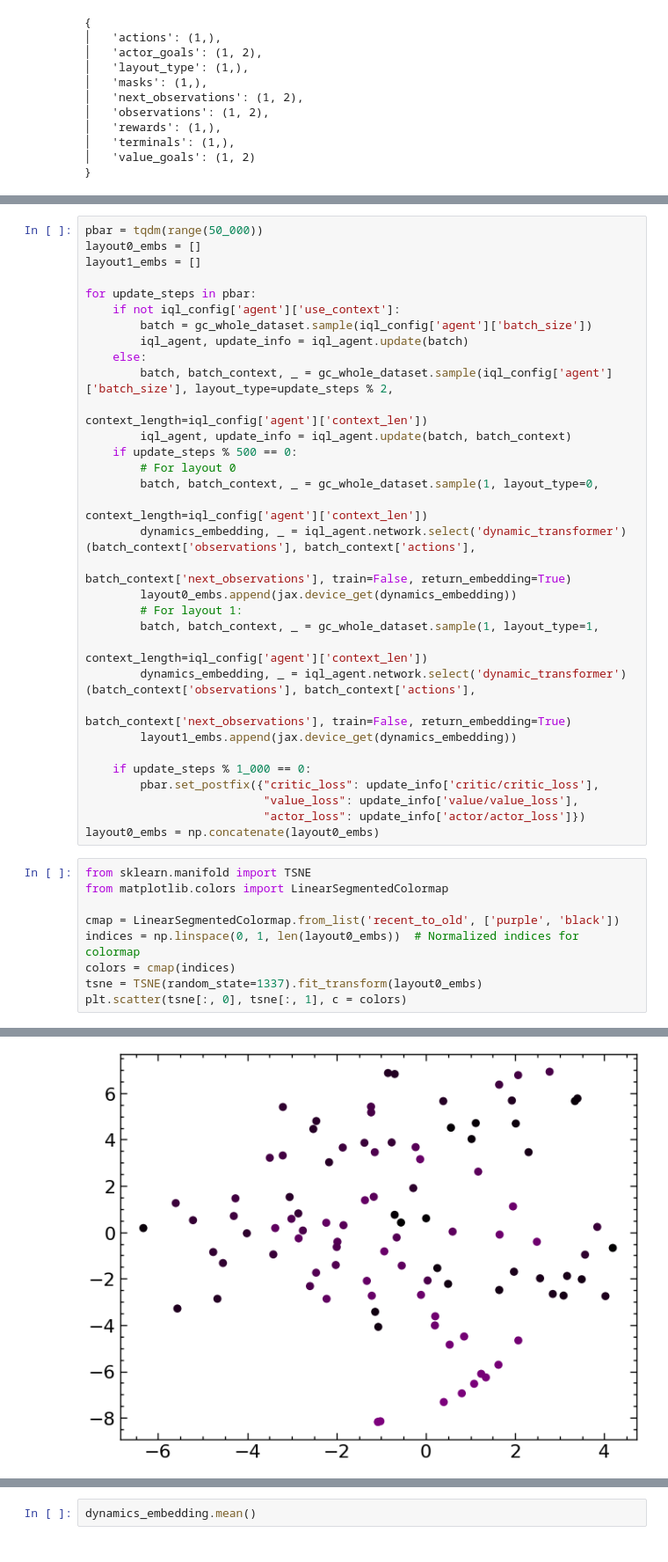
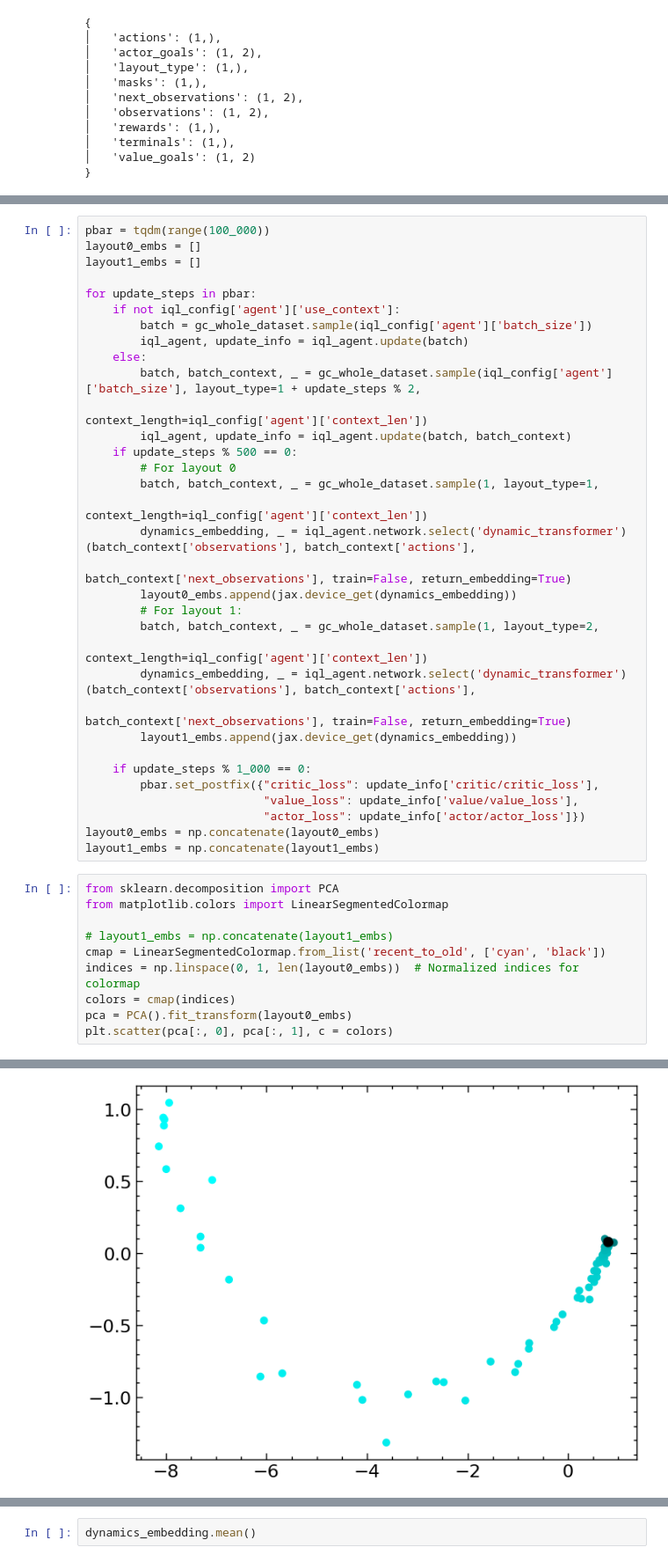
Before and after one commit to skylooop/BeliefConditionedFB, a Jupyter notebook: notebooks/in_context_gciql.ipynb, the cells around one changed output, grey strips where cells are left out. Shown at 88% size. Drawn from its saved outputs; the diff is of its cells as text.

```diff
--- a/notebooks/in_context_gciql.ipynb
+++ b/notebooks/in_context_gciql.ipynb
@@ -166,5 +166,5 @@ iql_agent.update(batch, batch_context)
 # %%
-pbar = tqdm(range(50_000))
+pbar = tqdm(range(100_000))
 layout0_embs = []
 layout1_embs = []
 
@@ -173,18 +173,18 @@ for update_steps in pbar:
         batch = gc_whole_dataset.sample(iql_config['agent']['batch_size'])
         iql_agent, update_info = iql_agent.update(batch)
     else:
-        batch, batch_context, _ = gc_whole_dataset.sample(iql_config['agent']['batch_size'], layout_type=update_steps % 2,
+        batch, batch_context, _ = gc_whole_dataset.sample(iql_config['agent']['batch_size'], layout_type=1 + update_steps % 2,
                                                             context_length=iql_config['agent']['context_len'])
         iql_agent, update_info = iql_agent.update(batch, batch_context)
     if update_steps % 500 == 0:
         # For layout 0
-        batch, batch_context, _ = gc_whole_dataset.sample(1, layout_type=0,
+        batch, batch_context, _ = gc_whole_dataset.sample(1, layout_type=1,
                                                             context_length=iql_config['agent']['context_len'])
         dynamics_embedding, _ = iql_agent.network.select('dynamic_transformer')(batch_context['observations'], batch_context['actions'],
                                                                                 batch_context['next_observations'], train=False, return_embedding=True)
         layout0_embs.append(jax.device_get(dynamics_embedding))
         # For layout 1:
-        batch, batch_context, _ = gc_whole_dataset.sample(1, layout_type=1,
+        batch, batch_context, _ = gc_whole_dataset.sample(1, layout_type=2,
                                                             context_length=iql_config['agent']['context_len'])
         dynamics_embedding, _ = iql_agent.network.select('dynamic_transformer')(batch_context['observations'], batch_context['actions'],
                                                                                 batch_context['next_observations'], train=False, return_embedding=True)
@@ -195,18 +195,20 @@ for update_steps in pbar:
                           "value_loss": update_info['value/value_loss'],
                           "actor_loss": update_info['actor/actor_loss']})
 layout0_embs = np.concatenate(layout0_embs)
+layout1_embs = np.concatenate(layout1_embs)
 # %%
-from sklearn.manifold import TSNE
+from sklearn.decomposition import PCA
 from matplotlib.colors import LinearSegmentedColormap
 
-cmap = LinearSegmentedColormap.from_list('recent_to_old', ['purple', 'black'])
+# layout1_embs = np.concatenate(layout1_embs)
+cmap = LinearSegmentedColormap.from_list('recent_to_old', ['cyan', 'black'])
 indices = np.linspace(0, 1, len(layout0_embs))  # Normalized indices for colormap
 colors = cmap(indices)
-tsne = TSNE(random_state=1337).fit_transform(layout0_embs)
-plt.scatter(tsne[:, 0], tsne[:, 1], c = colors)
+pca = PCA().fit_transform(layout0_embs)
+plt.scatter(pca[:, 0], pca[:, 1], c = colors)
 # %% [output]
 <matplotlib.collections.PathCollection at 0x...>
-[figure, old version]
+[figure, new version]
 # %%
 from sklearn.decomposition import PCA
 from matplotlib.colors import LinearSegmentedColormap
```
Also changed, not shown: parts of 7 cells of this notebook.
